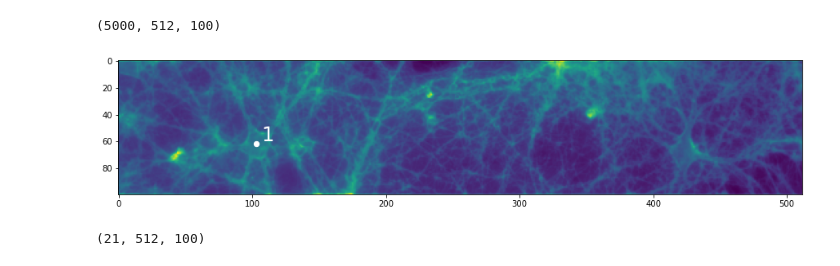
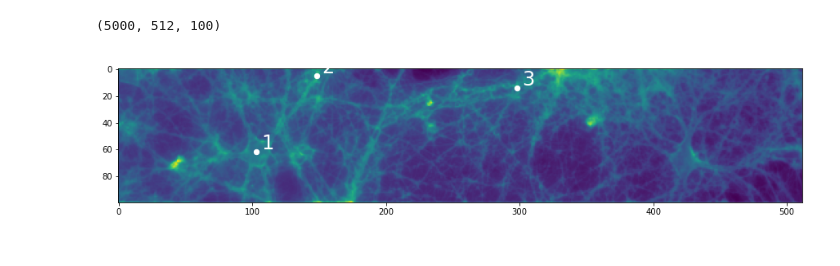
Before and after one commit to cellarium-ai/CellMincer, a Jupyter notebook: notebooks/miller_analyze.ipynb, the cells around one changed output. Drawn from its saved outputs; the diff is of its cells as text; code cells hidden in the pictures.

```diff
--- a/notebooks/miller_analyze.ipynb
+++ b/notebooks/miller_analyze.ipynb
@@ -18,15 +18,15 @@ fig_suffix = 'cell_3_1'
 # %%
-pixs = [(103, 62)]
+pixs = [(103, 62), (148, 5), (298, 14)]
 
 frame = denoised_movie[1200].copy()
 plt.figure(figsize=(15, 12))
 plt.imshow(frame.T)
 for i, pix in enumerate(pixs):
     plt.text(pix[0] + 4, pix[1] - 2, f'{i + 1}', color='white', fontsize=24)
 plt.scatter(*list(zip(*pixs)), color='white', s=40)
 if save_fig:
     plt.savefig(f'neuron_pix{fig_suffix}.png')
 plt.show()
 # %% [output]
-[figure, old version]
+[figure, new version]
 # %%
@@ -56,4 +39,0 @@ cor = np.stack(cor, axis=0)
-# %%
-cor.shape
-# %% [output]
-(21, 512, 100)
```
Also changed, not shown: parts of 24 cells of this notebook, 22 other files.
